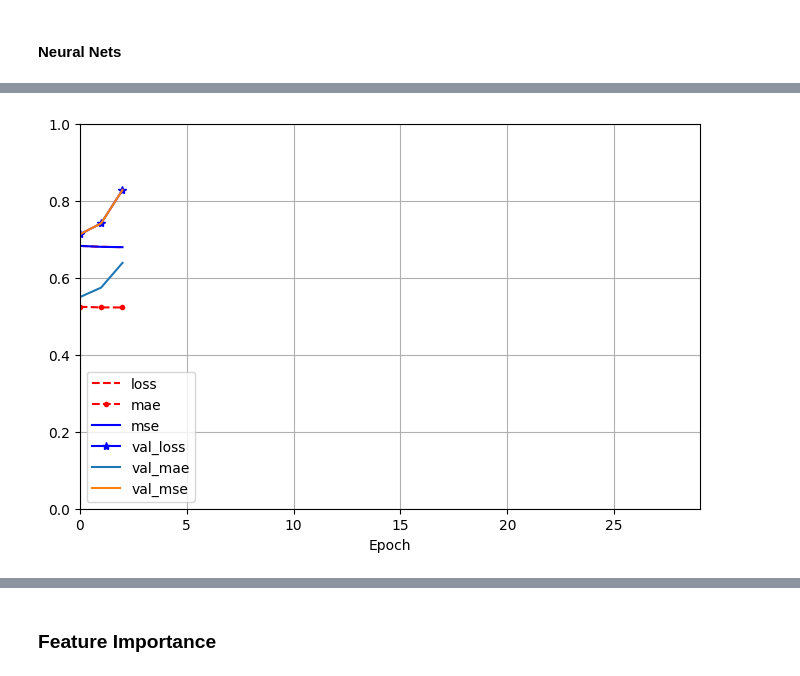
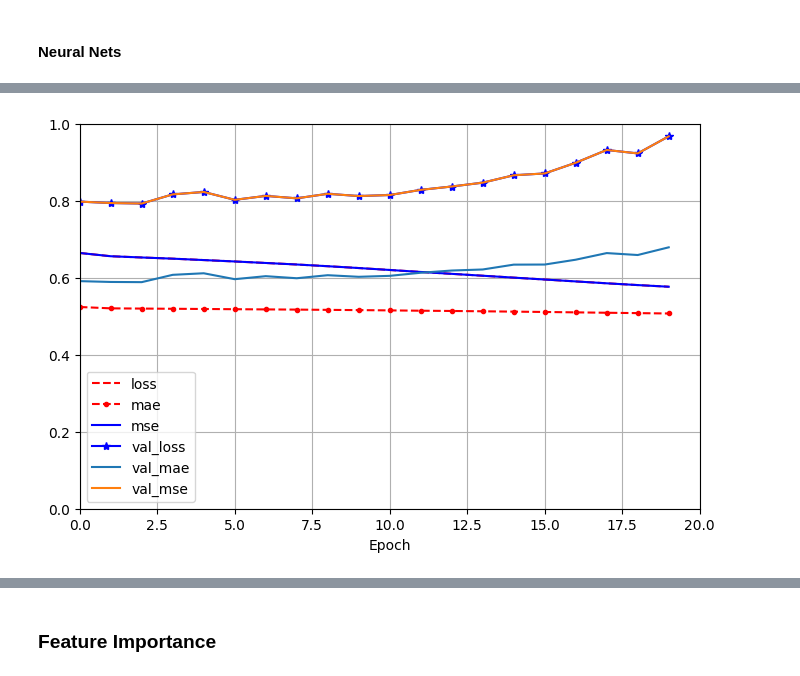
Before and after one commit to nkenny160/ecen-520-final-project, a Jupyter notebook: Jane_Street_Merge.ipynb, the cells around one changed output, grey strips where cells are left out. Cells and saved outputs as stored; diff of their text form; code cells hidden in the pictures.

```diff
--- a/Jane_Street_Merge.ipynb
+++ b/Jane_Street_Merge.ipynb
@@ -492,7 +523,7 @@ Our final features are:
 # %%
 TEMPORAL_FEATURES = ['date_id', 'time_id']
 
-MARKET_FEATURES = [f'PCA_{i}' for i in range(1,n+1)]
+MARKET_FEATURES = [f'PCA_{i}' for i in range(1,i+1)]
 
 SYMBOL_FEATURES = [f'symbol_id_{i}' for i in range(max_symbol_id) if f'symbol_id_{i}' in df.columns]
 # %%
@@ -546,11 +574,11 @@ ridge_mse = []
 # Ridge Regression
 # Typical values of alpha are 0.01 to 10,000
 # 20 alpha values from 0.01 to 10000 in logarithmic scaling
-alpha_counter = np.logspace(-2, 4, 20)
+alpha_counter = np.logspace(-2, 4, 50)
 
 
 for a in alpha_counter:
-    ridge = Ridge(alpha=a)
+    ridge = Ridge(alpha=a, random_state=42)
     ridge.fit(train_x, train_y)
     ridge_y_pred = ridge.predict(test_x)
     ridge_mse.append(mean_squared_error(test_y, ridge_y_pred))
@@ -585,11 +623,11 @@ Behavior:
 - Best for situations where only a subset of predictors is relevant
 # %%
 lasso_mse = []
-Lalpha_counter = np.logspace(-3, 1, 20)
+Lalpha_counter = np.logspace(-3, 1, 40)
 
 
 for a in Lalpha_counter:
-    lasso = Lasso(alpha=a)
+    lasso = Lasso(alpha=a, random_state=42)
     lasso.fit(train_x, train_y)
     lasso_y_pred = lasso.predict(test_x)
     lasso_mse.append(mean_squared_error(test_y, lasso_y_pred))
@@ -795,10 +828,7 @@ model.compile(loss="mse",
               metrics=["mse", "mae"])
 
 history = model.fit(train_x.values.astype('float32'), train_y.values.astype('float32'),
-
                              batch_size = 1024,
-
-                             validation_data = (val_x.values.astype('float32'), val_y.values.astype('float32')) if use_val else None,
-
-                             epochs=3)
+                             validation_data = (val_x.values.astype('float32'), val_y.values.astype('float32')),
+                             epochs=20)
 # %% [output]
@@ -811,15 +852,15 @@ Epoch 3/3
 # %%
 pd.DataFrame(history.history).plot(
 
-    figsize=(8, 5), xlim=[0, 29], ylim=[0, 1], grid=True, xlabel="Epoch",
+    figsize=(8, 5), xlim=[0, 20], ylim=[0, 1], grid=True, xlabel="Epoch",
 
     style=["r--", "r--.", "b-", "b-*"])
 
 plt.legend(loc="lower left")  # extra code
 
 plt.show()
 # %% [output]
-[figure, old version]
+[figure, new version]
 # %%
 test_x = test_df[ALL_FEATURES]
 
```
Also changed, not shown: parts of 36 cells of this notebook.
